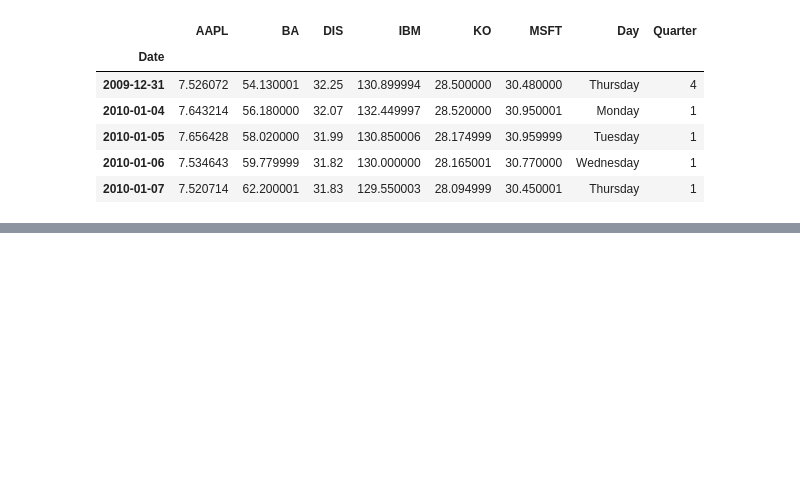
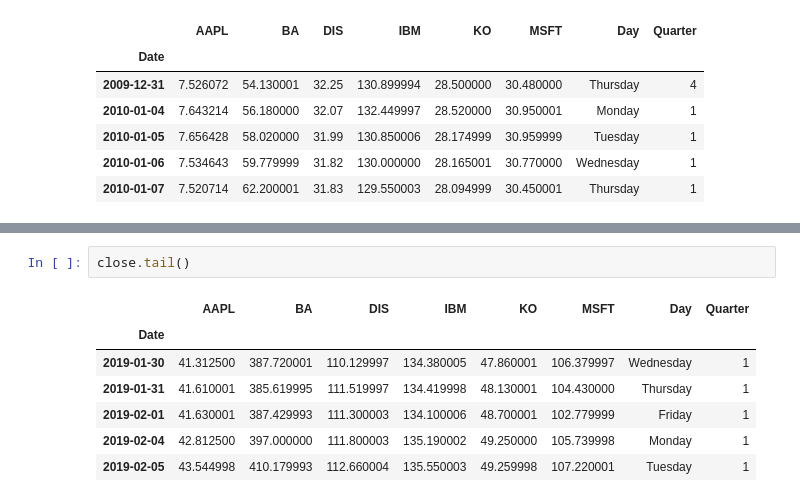
Before and after one commit to Jayce77/pythonDataCookbook, a Jupyter notebook: timeSeriesWithPandas.ipynb, the cells around one changed output, grey strips where cells are left out. Drawn from its saved outputs; the diff is of its cells as text; blank space fills up the shorter version.

```diff
--- a/timeSeriesWithPandas.ipynb
+++ b/timeSeriesWithPandas.ipynb
@@ -151,0 +164,10 @@ close.head()
+# %%
+close.tail()
+# %% [output]
+|  | AAPL | BA | DIS | IBM | KO | MSFT | Day | Quarter |
+| Date |  |  |  |  |  |  |  |  |
+| 2019-01-30 | 41.312500 | 387.720001 | 110.129997 | 134.380005 | 47.860001 | 106.379997 | Wednesday | 1 |
+| 2019-01-31 | 41.610001 | 385.619995 | 111.519997 | 134.419998 | 48.130001 | 104.430000 | Thursday | 1 |
+| 2019-02-01 | 41.630001 | 387.429993 | 111.300003 | 134.100006 | 48.700001 | 102.779999 | Friday | 1 |
+| 2019-02-04 | 42.812500 | 397.000000 | 111.800003 | 135.190002 | 49.250000 | 105.739998 | Monday | 1 |
+| 2019-02-05 | 43.544998 | 410.179993 | 112.660004 | 135.550003 | 49.259998 | 107.220001 | Tuesday | 1 |
```
Also changed, not shown: parts of 9 cells of this notebook.
